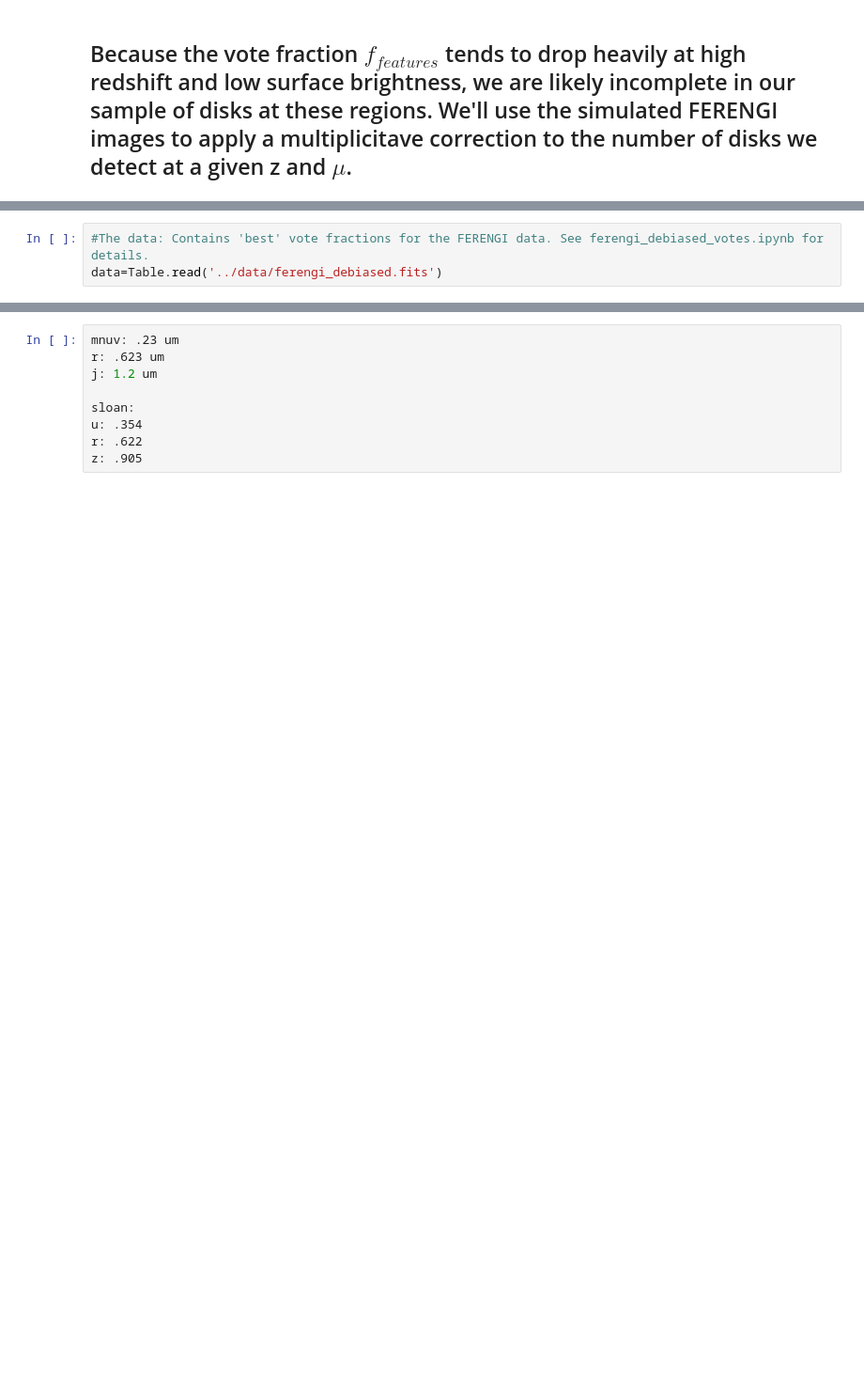
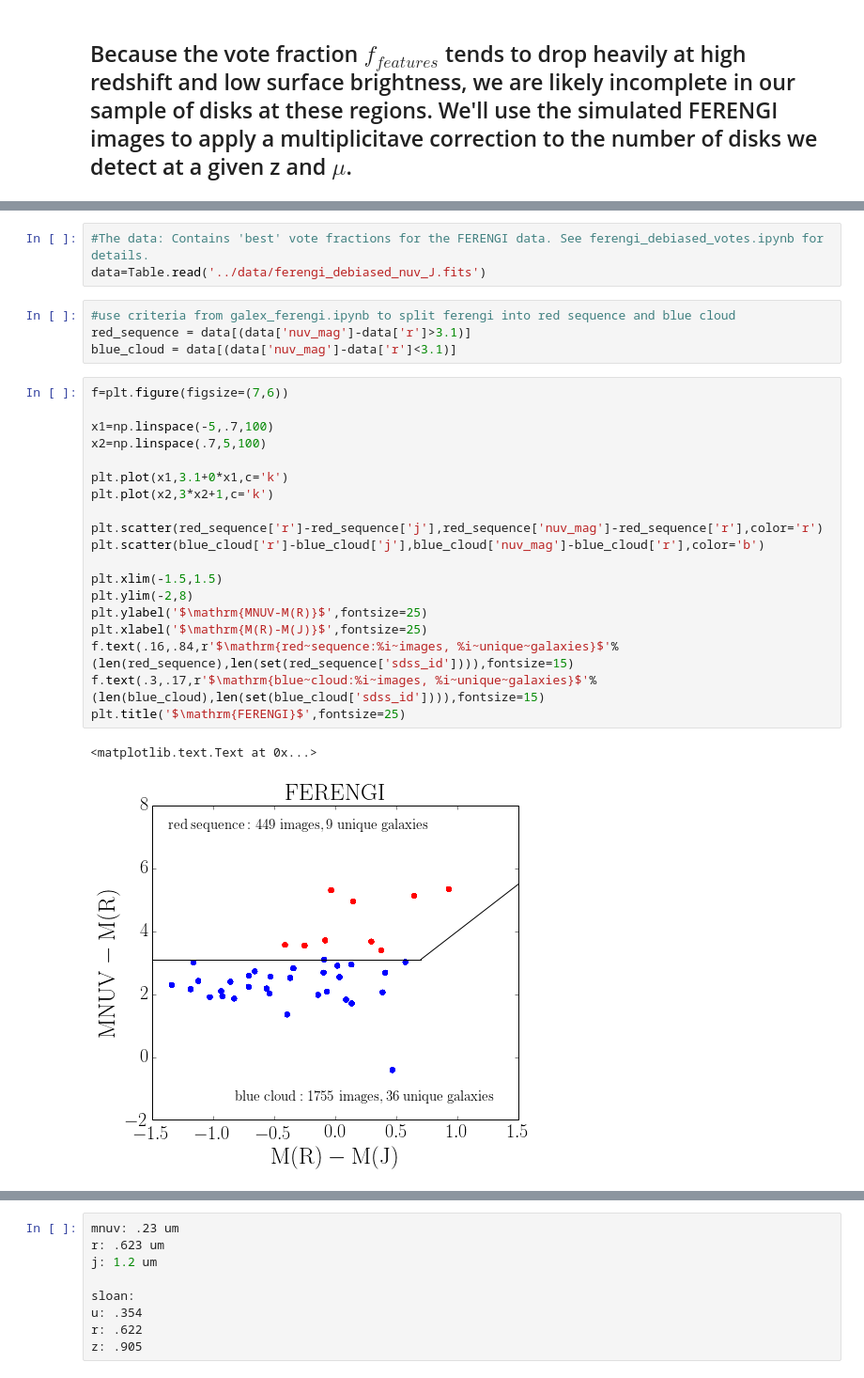
Before and after one commit to Mel23/gzh_red_disks, a Jupyter notebook: python/ferengi_disk_correction.ipynb, the cells around one changed output, grey strips where cells are left out. Shown: that part at 94% size. Drawn from its saved outputs; the diff is of its cells as text; blank space fills up the shorter version.

```diff
--- a/python/ferengi_disk_correction.ipynb
+++ b/python/ferengi_disk_correction.ipynb
@@ -29,6 +34,32 @@ Populating the interactive namespace from numpy and matplotlib
 # %%
 #The data: Contains 'best' vote fractions for the FERENGI data. See ferengi_debiased_votes.ipynb for details.
-data=Table.read('../data/ferengi_debiased.fits')
+data=Table.read('../data/ferengi_debiased_nuv_J.fits')
+# %%
+#use criteria from galex_ferengi.ipynb to split ferengi into red sequence and blue cloud
+red_sequence = data[(data['nuv_mag']-data['r']>3.1)]
+blue_cloud = data[(data['nuv_mag']-data['r']<3.1)]
+# %%
+f=plt.figure(figsize=(7,6))
+
+x1=np.linspace(-5,.7,100)
+x2=np.linspace(.7,5,100)
+
+plt.plot(x1,3.1+0*x1,c='k')
+plt.plot(x2,3*x2+1,c='k')
+
+plt.scatter(red_sequence['r']-red_sequence['j'],red_sequence['nuv_mag']-red_sequence['r'],color='r')
+plt.scatter(blue_cloud['r']-blue_cloud['j'],blue_cloud['nuv_mag']-blue_cloud['r'],color='b')
+
+plt.xlim(-1.5,1.5)
+plt.ylim(-2,8)
+plt.ylabel('$\mathrm{MNUV-M(R)}$',fontsize=25)
+plt.xlabel('$\mathrm{M(R)-M(J)}$',fontsize=25)
+f.text(.16,.84,r'$\mathrm{red~sequence:%i~images, %i~unique~galaxies}$'%(len(red_sequence),len(set(red_sequence['sdss_id']))),fontsize=15)
+f.text(.3,.17,r'$\mathrm{blue~cloud:%i~images, %i~unique~galaxies}$'%(len(blue_cloud),len(set(blue_cloud['sdss_id']))),fontsize=15)
+plt.title('$\mathrm{FERENGI}$',fontsize=25)
+# %% [output]
+<matplotlib.text.Text at 0x...>
+[figure, added]
 # %%
 #Dictionary to store f_features data for each galaxy, imaged at z=0.3 ('lo') and z = z ('hi')
 #define edges of surface brightness bins
```
Also changed, not shown: parts of 17 cells of this notebook, 42 other files.
